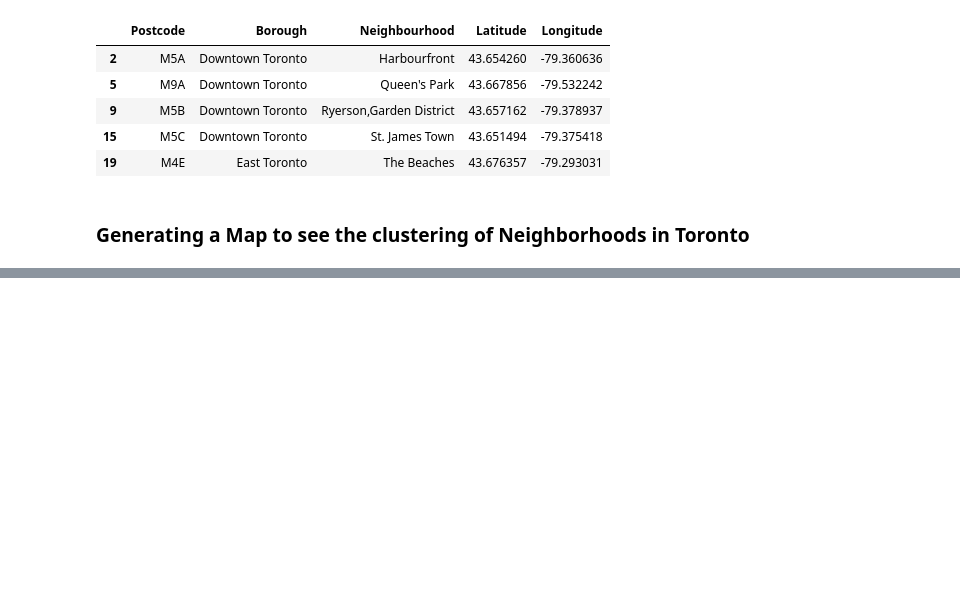
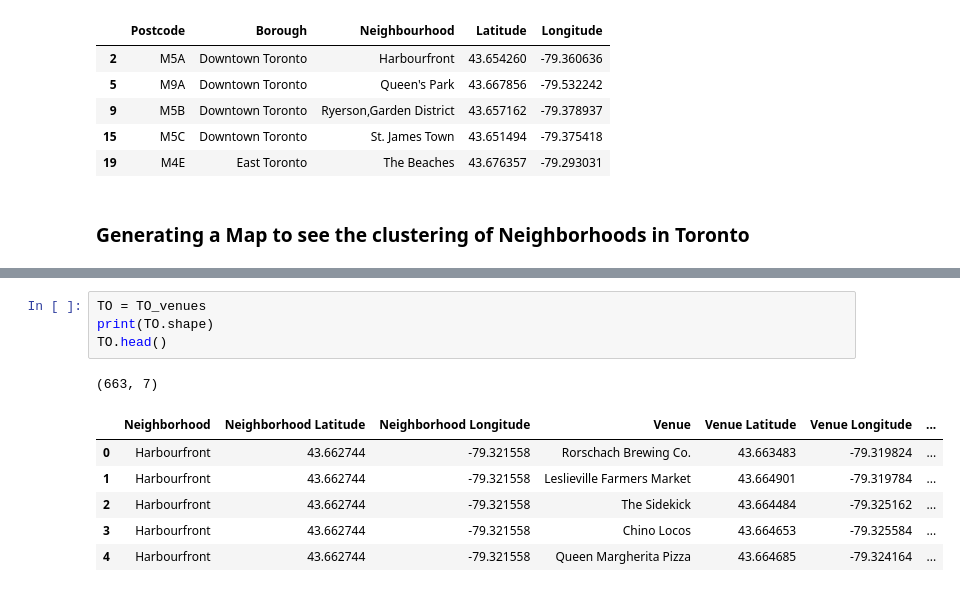
Before and after one commit to IshanDaga/Coursera_Capstone, a Jupyter notebook: TorontoClustering.ipynb, the cells around one changed output, grey strips where cells are left out. Drawn from its saved outputs; the diff is of its cells as text; blank space fills up the shorter version.

```diff
--- a/TorontoClustering.ipynb
+++ b/TorontoClustering.ipynb
@@ -137,0 +221,12 @@ Toronto_map
+# %%
+TO = TO_venues
+print(TO.shape)
+TO.head()
+# %% [output]
+(663, 7)
+|  | Neighborhood | Neighborhood Latitude | Neighborhood Longitude | Venue | Venue Latitude | Venue Longitude | ... |
+| 0 | Harbourfront | 43.662744 | -79.321558 | Rorschach Brewing Co. | 43.663483 | -79.319824 | ... |
+| 1 | Harbourfront | 43.662744 | -79.321558 | Leslieville Farmers Market | 43.664901 | -79.319784 | ... |
+| 2 | Harbourfront | 43.662744 | -79.321558 | The Sidekick | 43.664484 | -79.325162 | ... |
+| 3 | Harbourfront | 43.662744 | -79.321558 | Chino Locos | 43.664653 | -79.325584 | ... |
+| 4 | Harbourfront | 43.662744 | -79.321558 | Queen Margherita Pizza | 43.664685 | -79.324164 | ... |
```
Also changed, not shown: parts of 15 cells of this notebook.
